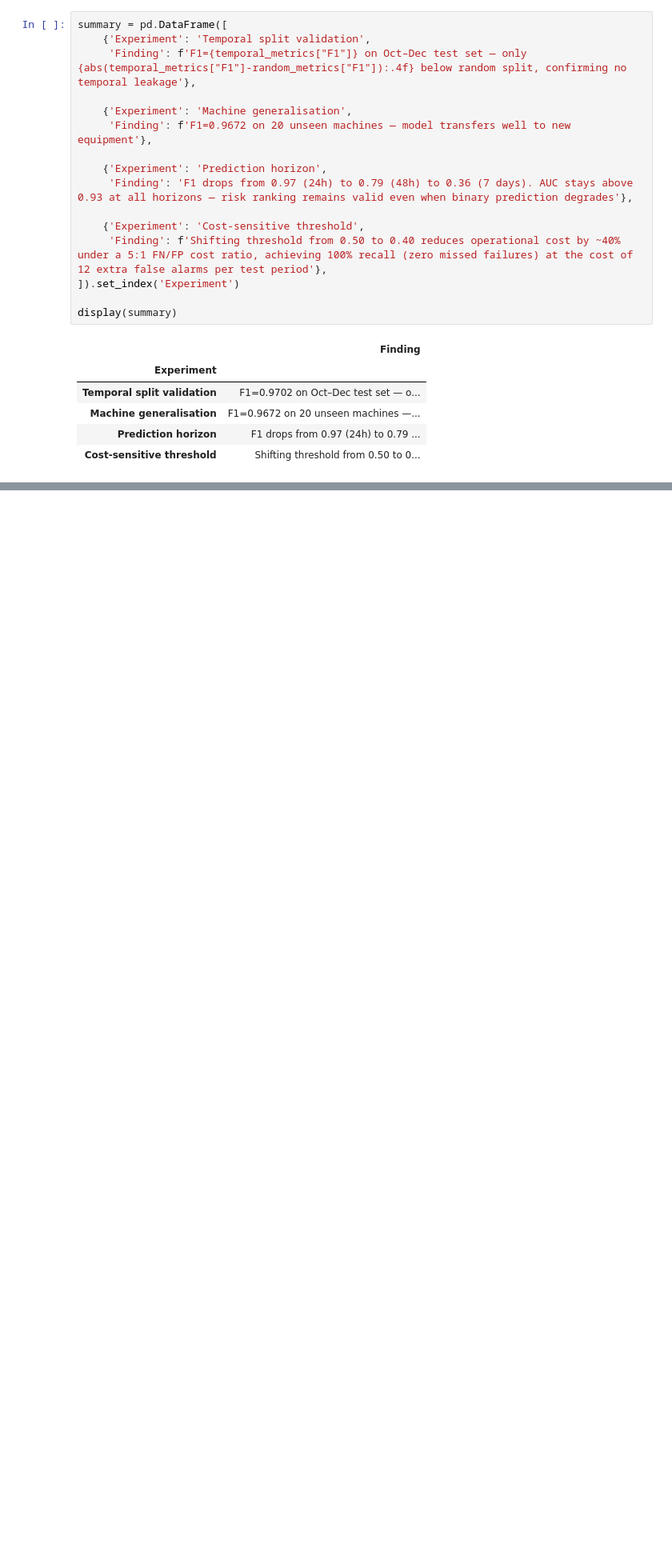
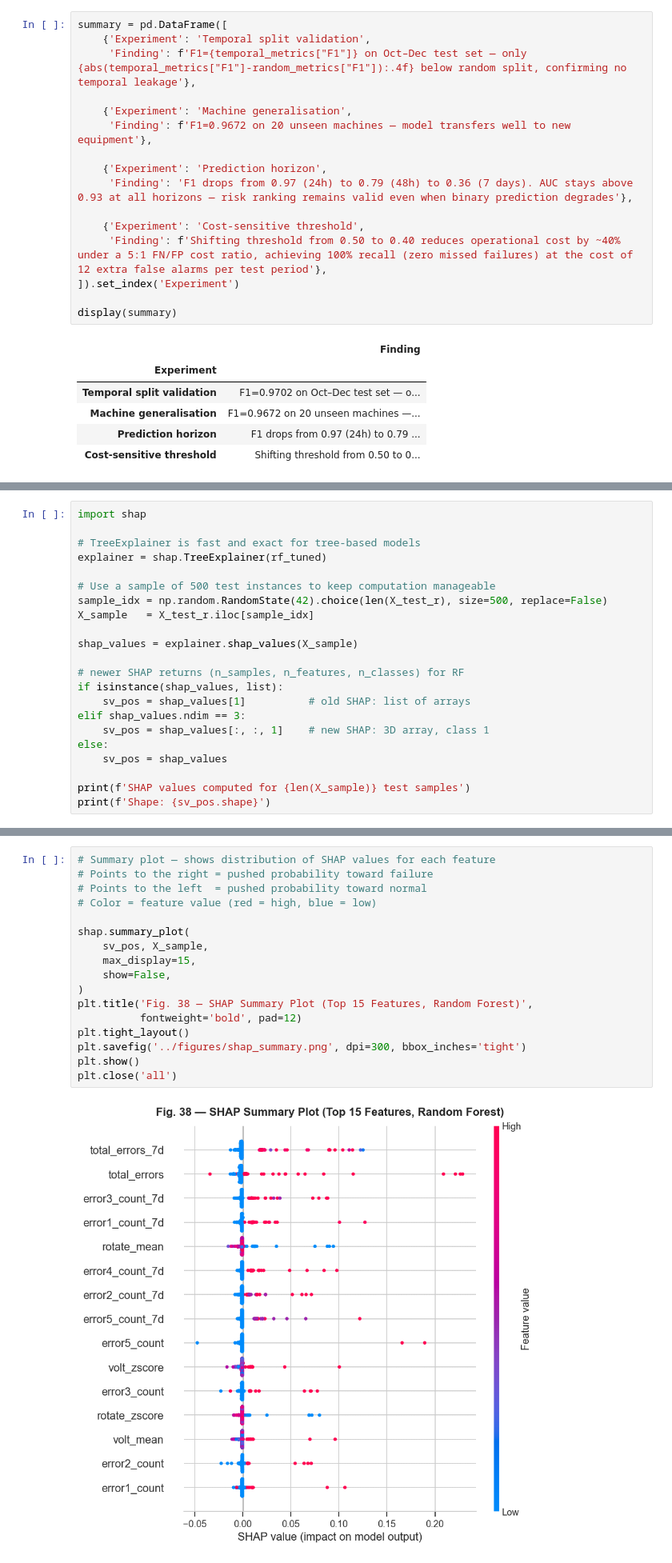
Before and after one commit to aylinbrtc/predictive-maintenance, a Jupyter notebook: notebooks/05_advanced_analysis.ipynb, the cells around one changed output, grey strips where cells are left out. Shown at 80% size. Cells and saved outputs as stored; diff of their text form; blank space fills up the shorter version.

```diff
--- a/notebooks/05_advanced_analysis.ipynb
+++ b/notebooks/05_advanced_analysis.ipynb
@@ -510,0 +687,22 @@ display(summary)
+# %%
+import shap
+
+# TreeExplainer is fast and exact for tree-based models
+explainer = shap.TreeExplainer(rf_tuned)
+
+# Use a sample of 500 test instances to keep computation manageable
+sample_idx = np.random.RandomState(42).choice(len(X_test_r), size=500, replace=False)
+X_sample   = X_test_r.iloc[sample_idx]
+
+shap_values = explainer.shap_values(X_sample)
+
+# newer SHAP returns (n_samples, n_features, n_classes) for RF
+if isinstance(shap_values, list):
+    sv_pos = shap_values[1]          # old SHAP: list of arrays
+elif shap_values.ndim == 3:
+    sv_pos = shap_values[:, :, 1]    # new SHAP: 3D array, class 1
+else:
+    sv_pos = shap_values
+
+print(f'SHAP values computed for {len(X_sample)} test samples')
+print(f'Shape: {sv_pos.shape}')
@@ -510,0 +712,19 @@ display(summary)
+# %%
+# Summary plot — shows distribution of SHAP values for each feature
+# Points to the right = pushed probability toward failure
+# Points to the left  = pushed probability toward normal
+# Color = feature value (red = high, blue = low)
+
+shap.summary_plot(
+    sv_pos, X_sample,
+    max_display=15,
+    show=False,
+)
+plt.title('Fig. 38 — SHAP Summary Plot (Top 15 Features, Random Forest)',
+          fontweight='bold', pad=12)
+plt.tight_layout()
+plt.savefig('../figures/shap_summary.png', dpi=300, bbox_inches='tight')
+plt.show()
+plt.close('all')
+# %% [output]
+[figure, added]
```
Also changed, not shown: parts of 14 cells of this notebook, 5 other files.
